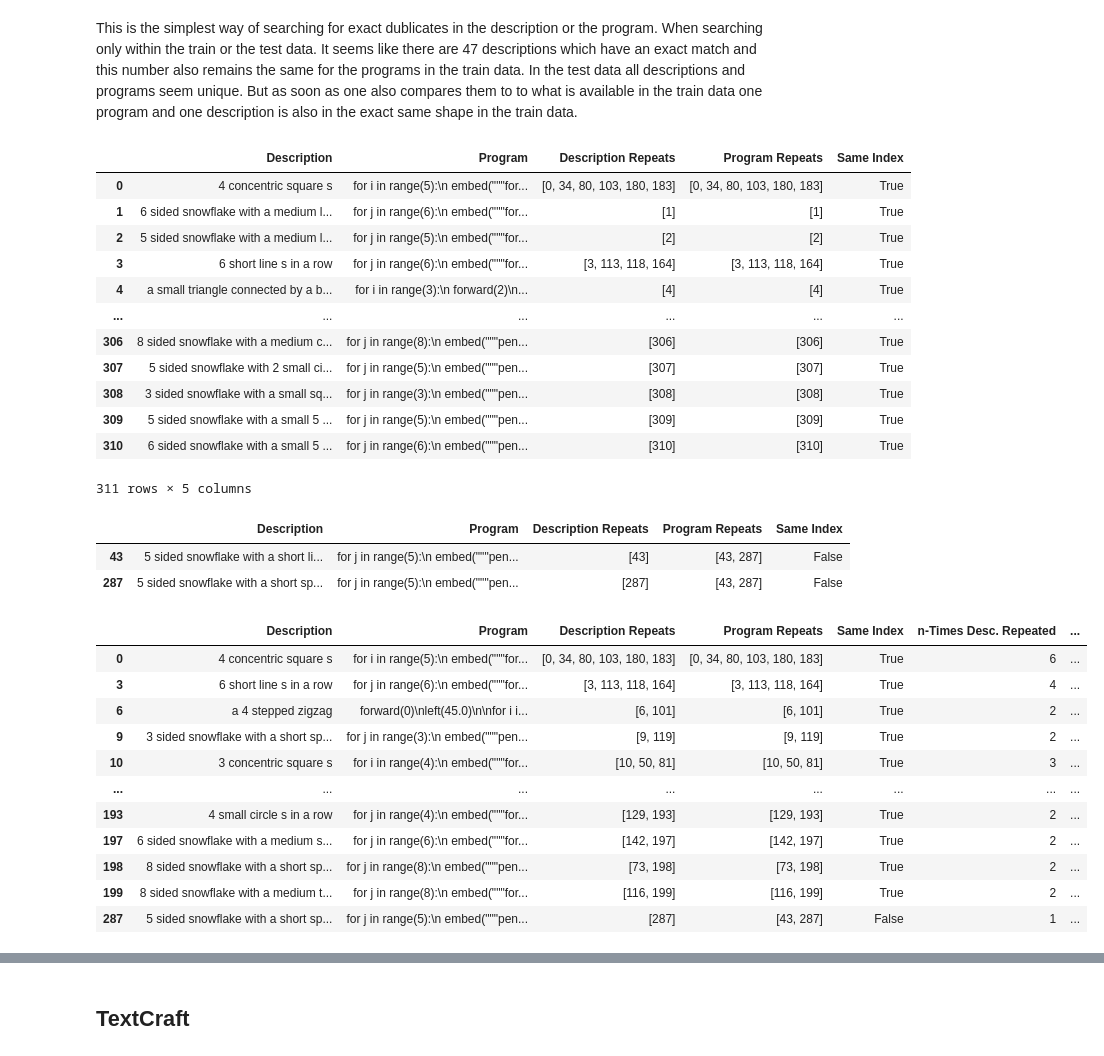
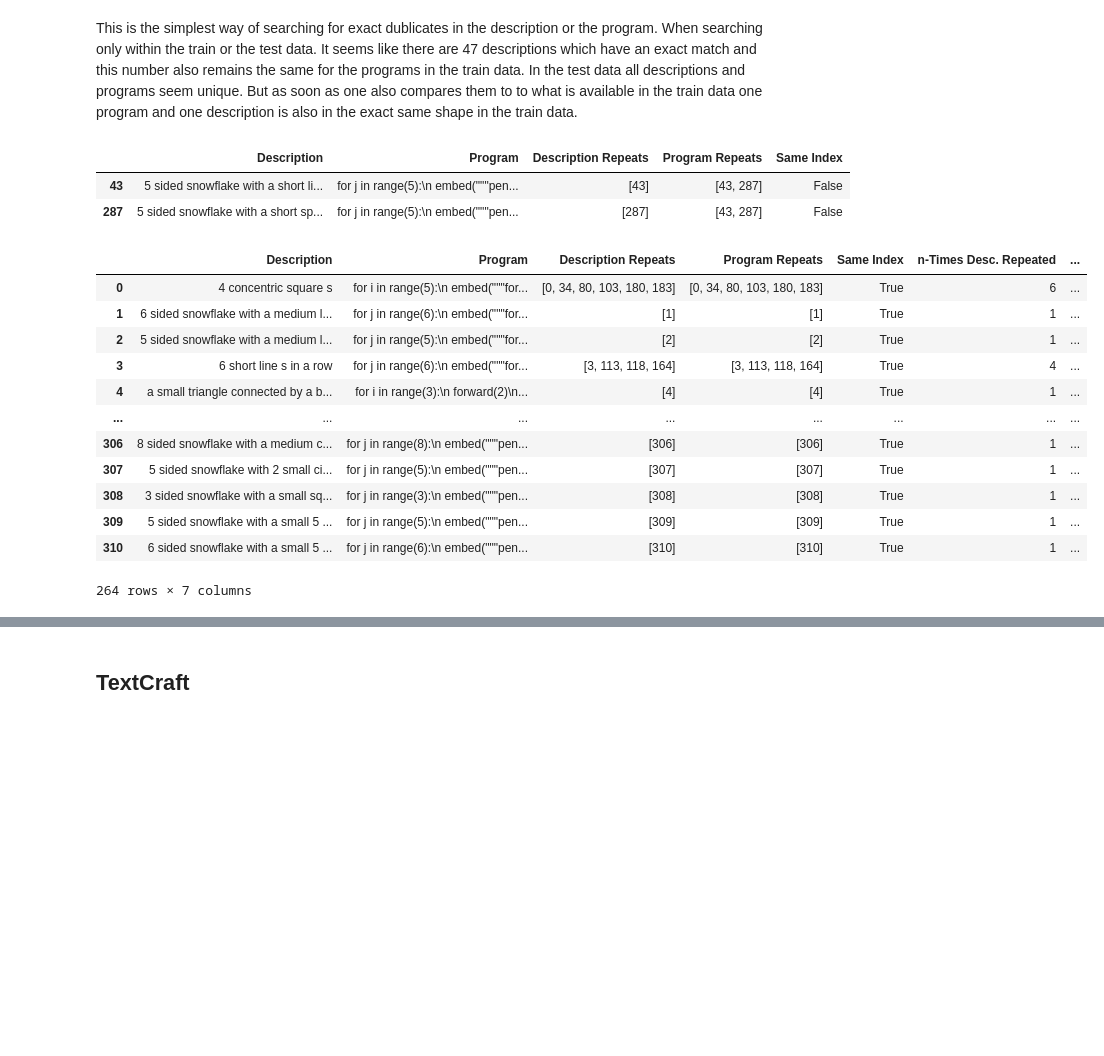
Before and after one commit to ruthchy/llm-generalization-program-synthesis, a Jupyter notebook: programs_DSL.ipynb, the cells around one changed output, grey strips where cells are left out. Cells and saved outputs as stored; diff of their text form; code cells hidden in the pictures; blank space fills up the shorter version.

Commit message:
updated duplicate analysis

```diff
--- a/programs_DSL.ipynb
+++ b/programs_DSL.ipynb
@@ -298,68 +298,66 @@ def extract_descriptions_and_programs(data):
 
 # Extract descriptions and programs from train_data
 df_train = extract_descriptions_and_programs(train_data)
 df_test = extract_descriptions_and_programs(test_data)
 
 #display(df_train)
 #display(df_test)
 
 # Append the test data to the train data
 df_all = pd.concat([df_train, df_test], ignore_index=True)
 #display(df_all)
 
+#####################
 # Create a list of row indices where the same description reappears
 df_all['Description Repeats'] = df_all['Description'].map(lambda desc: [i for i, d in enumerate(df_all['Description']) if d == desc])
 df_all['Program Repeats'] = df_all['Program'].map(lambda code: [i for i, c in enumerate(df_all['Program']) if c == code])
+#####################
 
+#####################
+# Drop all duplicate rows
+df_all = df_all.drop_duplicates(subset=['Description', 'Program'])
+#display(df_all)
+#####################
+
+#####################
 # Check if the row indices collected for the description and program are the same
 df_all['Same Index'] = df_all.apply(lambda row: row['Description Repeats'] == row['Program Repeats'], axis=1)
 
-# Display the updated DataFrame
-display(df_all)
+# Filter and print the rows where 'Same Index' is False
+#print(df_all['Same Index'].value_counts())
+display(df_all[df_all['Same Index'] == False])
+#####################
 
-# Count the occurrences of True and False in the 'Same Index' column
-df_all['Same Index'].value_counts()
-
-# Filter and print the rows where 'Same Index' is False
-df_false_same_index = df_all[df_all['Same Index'] == False]
-display(df_false_same_index)
-
+#####################
 # Add columns for the count of description repeats and program repeats
 df_all['n-Times Desc. Repeated'] = df_all['Description Repeats'].map(len)
 df_all['n-Times Prog. Repeated'] = df_all['Program Repeats'].map(len)
-
+#####################
 
 # Drop all rows where 'n-Times Prog. Repeated' and 'n-Times Desc. Repeated' are both 1
-df_all = df_all[~((df_all['n-Times Prog. Repeated'] == 1) & (df_all['n-Times Desc. Repeated'] == 1))]
+#df_all = df_all[~((df_all['n-Times Prog. Repeated'] == 1) & (df_all['n-Times Desc. Repeated'] == 1))]
 
 # Display the updated DataFrame
 display(df_all)
+print(df_all['n-Times Desc. Repeated'].value_counts())
+print(df_all['n-Times Prog. Repeated'].value_counts())
+
+#print(df_all['Description'].value_counts())
+#print(df_all['Program'].value_counts())
 # %% [output]
 |  | Description | Program | Description Repeats | Program Repeats | Same Index |
-| 0 | 4 concentric square s | for i in range(5):\n embed("""for... | [0, 34, 80, 103, 180, 183] | [0, 34, 80, 103, 180, 183] | True |
-| 1 | 6 sided snowflake with a medium l... | for j in range(6):\n embed("""for... | [1] | [1] | True |
-| 2 | 5 sided snowflake with a medium l... | for j in range(5):\n embed("""for... | [2] | [2] | True |
-| 3 | 6 short line s in a row | for j in range(6):\n embed("""for... | [3, 113, 118, 164] | [3, 113, 118, 164] | True |
-| 4 | a small triangle connected by a b... | for i in range(3):\n forward(2)\n... | [4] | [4] | True |
-| ... | ... | ... | ... | ... | ... |
-| 306 | 8 sided snowflake with a medium c... | for j in range(8):\n embed("""pen... | [306] | [306] | True |
-| 307 | 5 sided snowflake with 2 small ci... | for j in range(5):\n embed("""pen... | [307] | [307] | True |
-| 308 | 3 sided snowflake with a small sq... | for j in range(3):\n embed("""pen... | [308] | [308] | True |
-| 309 | 5 sided snowflake with a small 5 ... | for j in range(5):\n embed("""pen... | [309] | [309] | True |
-| 310 | 6 sided snowflake with a small 5 ... | for j in range(6):\n embed("""pen... | [310] | [310] | True |
+| 43 | 5 sided snowflake with a short li... | for j in range(5):\n embed("""pen... | [43] | [43, 287] | False |
+| 287 | 5 sided snowflake with a short sp... | for j in range(5):\n embed("""pen... | [287] | [43, 287] | False |
+|  | Description | Program | Description Repeats | Program Repeats | Same Index | n-Times Desc. Repeated | ... |
+| 0 | 4 concentric square s | for i in range(5):\n embed("""for... | [0, 34, 80, 103, 180, 183] | [0, 34, 80, 103, 180, 183] | True | 6 | ... |
+| 1 | 6 sided snowflake with a medium l... | for j in range(6):\n embed("""for... | [1] | [1] | True | 1 | ... |
+| 2 | 5 sided snowflake with a medium l... | for j in range(5):\n embed("""for... | [2] | [2] | True | 1 | ... |
+| 3 | 6 short line s in a row | for j in range(6):\n embed("""for... | [3, 113, 118, 164] | [3, 113, 118, 164] | True | 4 | ... |
+| 4 | a small triangle connected by a b... | for i in range(3):\n forward(2)\n... | [4] | [4] | True | 1 | ... |
+| ... | ... | ... | ... | ... | ... | ... | ... |
+| 306 | 8 sided snowflake with a medium c... | for j in range(8):\n embed("""pen... | [306] | [306] | True | 1 | ... |
+| 307 | 5 sided snowflake with 2 small ci... | for j in range(5):\n embed("""pen... | [307] | [307] | True | 1 | ... |
+| 308 | 3 sided snowflake with a small sq... | for j in range(3):\n embed("""pen... | [308] | [308] | True | 1 | ... |
+| 309 | 5 sided snowflake with a small 5 ... | for j in range(5):\n embed("""pen... | [309] | [309] | True | 1 | ... |
+| 310 | 6 sided snowflake with a small 5 ... | for j in range(6):\n embed("""pen... | [310] | [310] | True | 1 | ... |
-311 rows × 5 columns
+264 rows × 7 columns
-|  | Description | Program | Description Repeats | Program Repeats | Same Index |
-| 43 | 5 sided snowflake with a short li... | for j in range(5):\n embed("""pen... | [43] | [43, 287] | False |
-| 287 | 5 sided snowflake with a short sp... | for j in range(5):\n embed("""pen... | [287] | [43, 287] | False |
-|  | Description | Program | Description Repeats | Program Repeats | Same Index | n-Times Desc. Repeated | ... |
-| 0 | 4 concentric square s | for i in range(5):\n embed("""for... | [0, 34, 80, 103, 180, 183] | [0, 34, 80, 103, 180, 183] | True | 6 | ... |
-| 3 | 6 short line s in a row | for j in range(6):\n embed("""for... | [3, 113, 118, 164] | [3, 113, 118, 164] | True | 4 | ... |
-| 6 | a 4 stepped zigzag | forward(0)\nleft(45.0)\n\nfor i i... | [6, 101] | [6, 101] | True | 2 | ... |
-| 9 | 3 sided snowflake with a short sp... | for j in range(3):\n embed("""pen... | [9, 119] | [9, 119] | True | 2 | ... |
-| 10 | 3 concentric square s | for i in range(4):\n embed("""for... | [10, 50, 81] | [10, 50, 81] | True | 3 | ... |
-| ... | ... | ... | ... | ... | ... | ... | ... |
-| 193 | 4 small circle s in a row | for j in range(4):\n embed("""for... | [129, 193] | [129, 193] | True | 2 | ... |
-| 197 | 6 sided snowflake with a medium s... | for j in range(6):\n embed("""for... | [142, 197] | [142, 197] | True | 2 | ... |
-| 198 | 8 sided snowflake with a short sp... | for j in range(8):\n embed("""pen... | [73, 198] | [73, 198] | True | 2 | ... |
-| 199 | 8 sided snowflake with a medium t... | for j in range(8):\n embed("""for... | [116, 199] | [116, 199] | True | 2 | ... |
-| 287 | 5 sided snowflake with a short sp... | for j in range(5):\n embed("""pen... | [287] | [43, 287] | False | 1 | ... |
```
Also changed, not shown: parts of 3 cells of this notebook.
